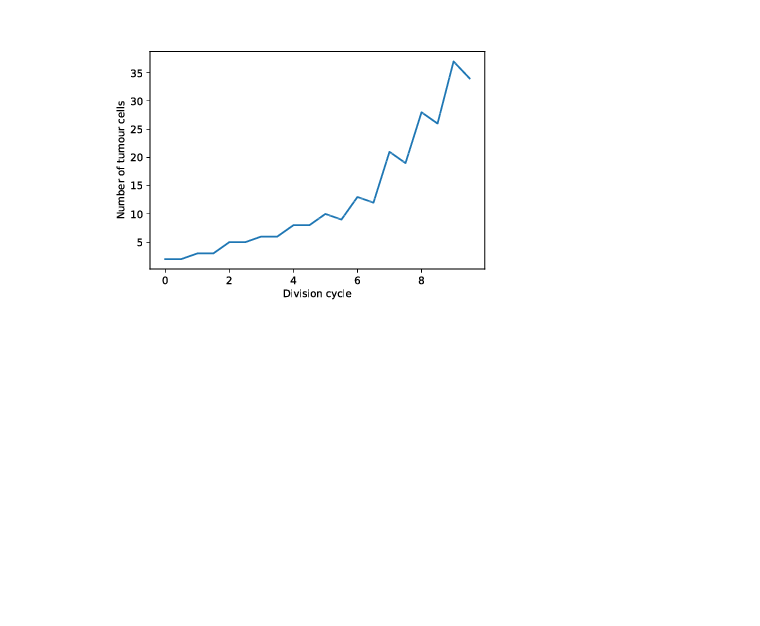
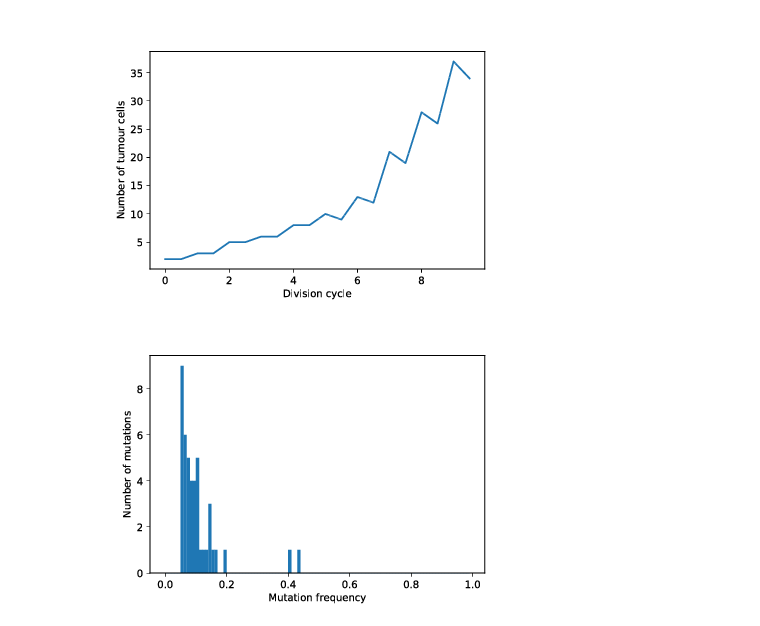
Before and after one commit to mpievolbio-scicomp/cancer_sim, a Jupyter notebook: docs/source/include/notebooks/quickstart_example.ipynb, the cells around one changed output. Cells and saved outputs as stored; diff of their text form; code cells hidden in the pictures; blank space fills up the shorter version.

```diff
--- a/docs/source/include/notebooks/quickstart_example.ipynb
+++ b/docs/source/include/notebooks/quickstart_example.ipynb
@@ -40,6 +31,7 @@ parameters=casim.CancerSimulatorParameters(
                                 mutations_per_division=10,
                                 adv_mutation_interval=30000,
                                 number_of_initital_mutations=2,
+                                sampling_fraction=0.1,
                                 plot_tumour_growth=True,
                                 export_tumour=True
                                )
@@ -67,3 +59,7 @@ img = WImage(filename=image_path)
 display(img)
 # %% [output]
 [figure]
+# %%
+display(WImage(filename=os.path.join(cancer_sim.outdir,'cancer_1', 'simOutput', 'wholeTumourVAFHistogram.pdf')))
+# %% [output]
+[figure, added]
```
Also changed, not shown: parts of 5 cells of this notebook, 4 other files.
